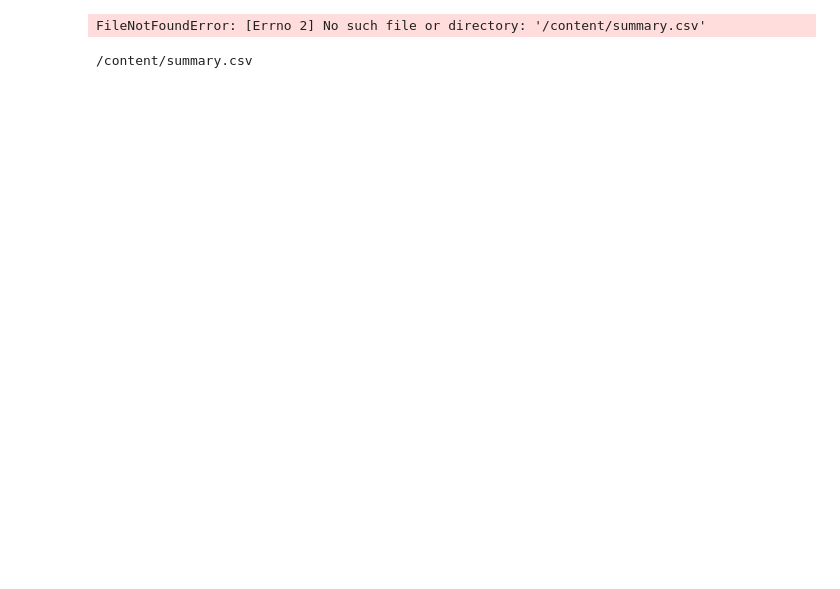
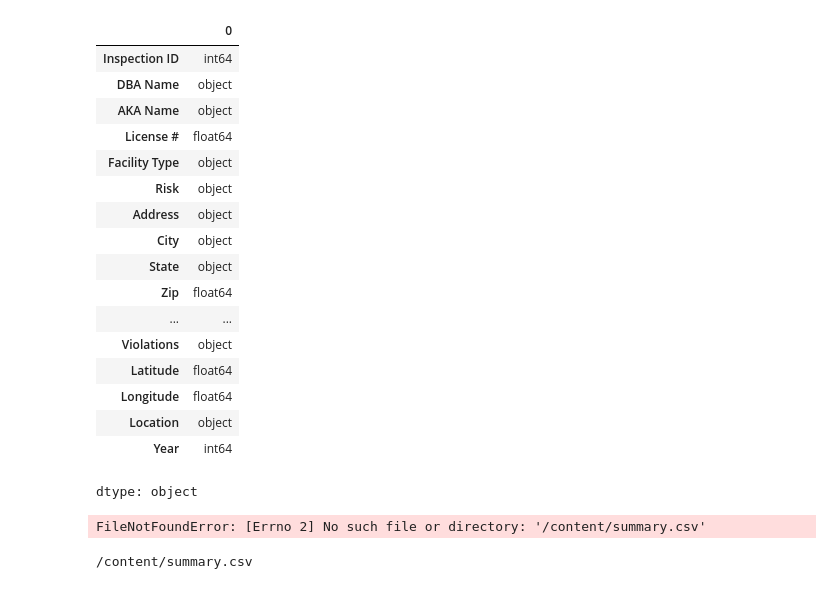
Before and after one commit to idanm-commiting/Sanitation-Project, a Jupyter notebook: Juan's Work.ipynb, the cells around one changed output. Cells and saved outputs as stored; diff of their text form; code cells hidden in the pictures; blank space fills up the shorter version.

```diff
--- a/Juan's Work.ipynb
+++ b/Juan's Work.ipynb
@@ -40,3 +59,24 @@ print("Column J contains the Zip code. The city is the same, so no pattern is ap
+# %%
+DataFrame12.dtypes
+# %% [output]
+|  | 0 |
+| Inspection ID | int64 |
+| DBA Name | object |
+| AKA Name | object |
+| License # | float64 |
+| Facility Type | object |
+| Risk | object |
+| Address | object |
+| City | object |
+| State | object |
+| Zip | float64 |
+| ... | ... |
+| Violations | object |
+| Latitude | float64 |
+| Longitude | float64 |
+| Location | object |
+| Year | int64 |
+dtype: object
 # %%
 import pandas as pd
 
```
Also changed, not shown: parts of 10 cells of this notebook.
